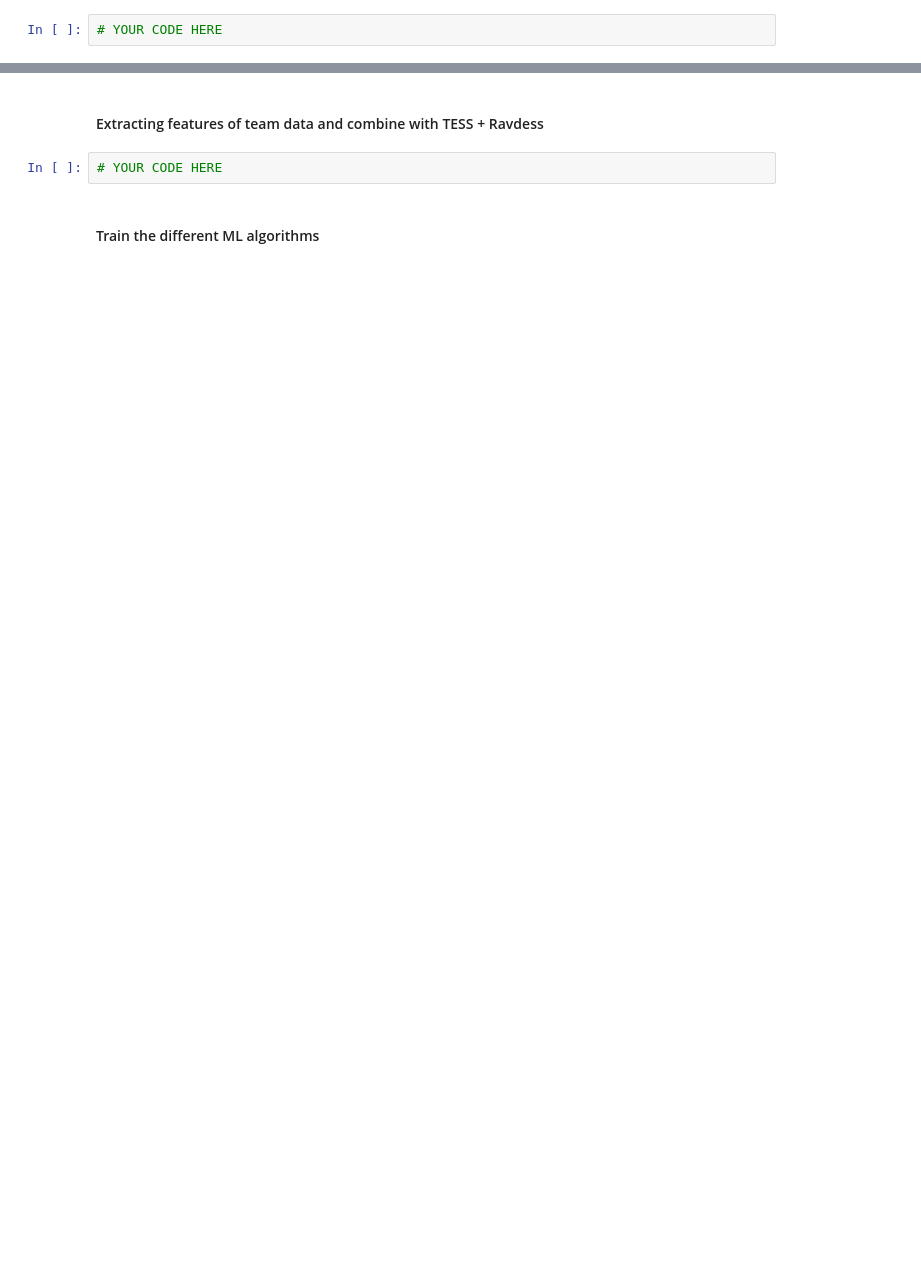
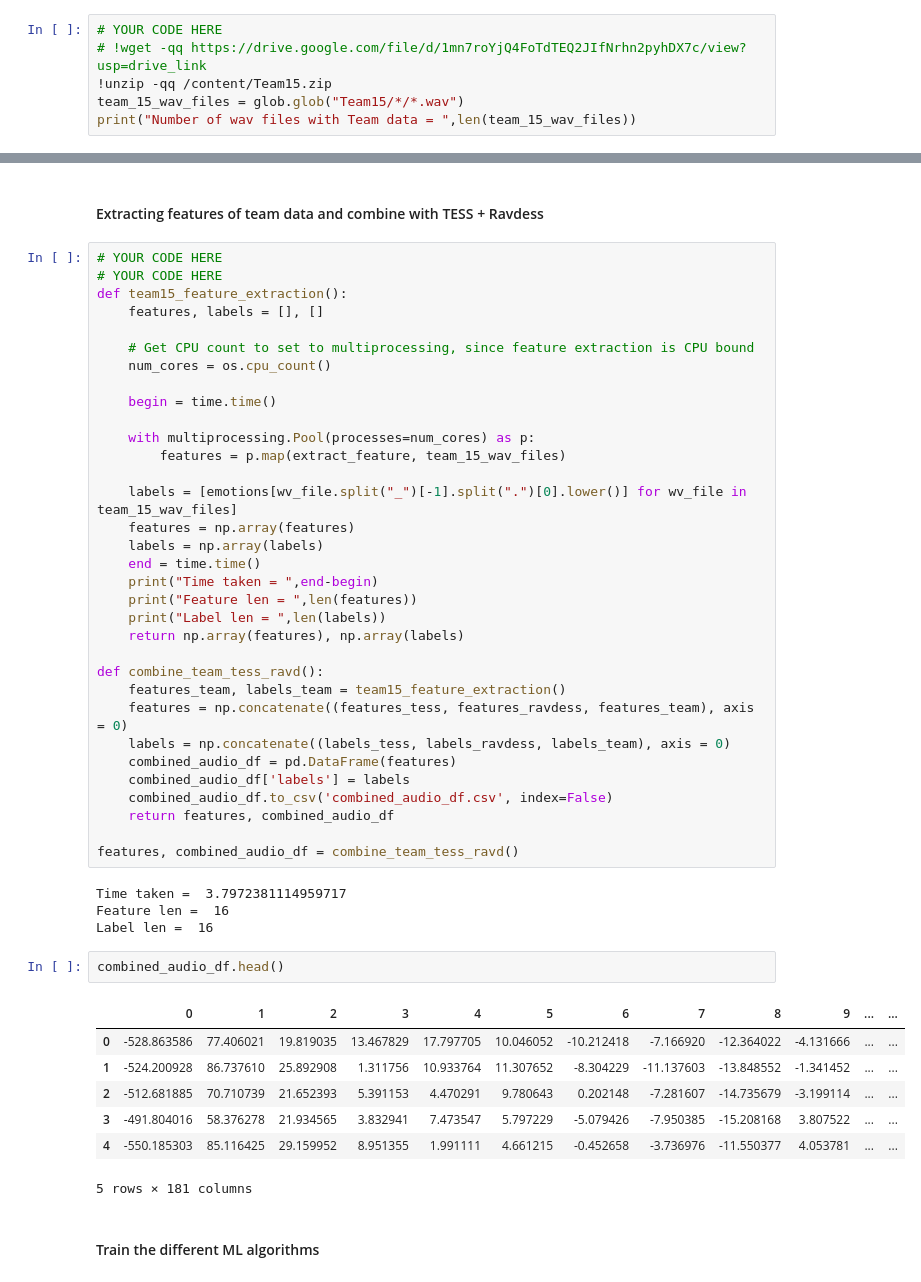
Before and after one commit to madhavamk/computational-data-science, a Jupyter notebook: MiniProjects/M3_NB_MiniProject_3_Emotion_Classification_from_Speech.ipynb, the cells around one changed output, grey strips where cells are left out. Cells and saved outputs as stored; diff of their text form; blank space fills up the shorter version.

```diff
--- a/MiniProjects/M3_NB_MiniProject_3_Emotion_Classification_from_Speech.ipynb
+++ b/MiniProjects/M3_NB_MiniProject_3_Emotion_Classification_from_Speech.ipynb
@@ -433,3 +441,7 @@ f1-Score with hard voting =  0.8241
 #### Load the team data
 # %%
 # YOUR CODE HERE
+# !wget -qq https://drive.google.com/file/d/1mn7roYjQ4FoTdTEQ2JIfNrhn2pyhDX7c/view?usp=drive_link
+!unzip -qq /content/Team15.zip
+team_15_wav_files = glob.glob("Team15/*/*.wav")
+print("Number of wav files with Team data = ",len(team_15_wav_files))
@@ -437,6 +452,51 @@ f1-Score with hard voting =  0.8241
 #### Extracting features of team data and combine with TESS + Ravdess
 # %%
 # YOUR CODE HERE
+# YOUR CODE HERE
+def team15_feature_extraction():
+    features, labels = [], []
+
+    # Get CPU count to set to multiprocessing, since feature extraction is CPU bound
+    num_cores = os.cpu_count()
+
+    begin = time.time()
+
+    with multiprocessing.Pool(processes=num_cores) as p:
+        features = p.map(extract_feature, team_15_wav_files)
+
+    labels = [emotions[wv_file.split("_")[-1].split(".")[0].lower()] for wv_file in team_15_wav_files]
+    features = np.array(features)
+    labels = np.array(labels)
+    end = time.time()
+    print("Time taken = ",end-begin)
+    print("Feature len = ",len(features))
+    print("Label len = ",len(labels))
+    return np.array(features), np.array(labels)
+
+def combine_team_tess_ravd():
+    features_team, labels_team = team15_feature_extraction()
+    features = np.concatenate((features_tess, features_ravdess, features_team), axis = 0)
+    labels = np.concatenate((labels_tess, labels_ravdess, labels_team), axis = 0)
+    combined_audio_df = pd.DataFrame(features)
+    combined_audio_df['labels'] = labels
+    combined_audio_df.to_csv('combined_audio_df.csv', index=False)
+    return features, combined_audio_df
+
+features, combined_audio_df = combine_team_tess_ravd()
+# %% [output]
+Time taken =  3.7972381114959717
+Feature len =  16
+Label len =  16
+# %%
+combined_audio_df.head()
+# %% [output]
+|  | 0 | 1 | 2 | 3 | 4 | 5 | 6 | 7 | 8 | 9 | ... | ... |
+| 0 | -528.863586 | 77.406021 | 19.819035 | 13.467829 | 17.797705 | 10.046052 | -10.212418 | -7.166920 | -12.364022 | -4.131666 | ... | ... |
+| 1 | -524.200928 | 86.737610 | 25.892908 | 1.311756 | 10.933764 | 11.307652 | -8.304229 | -11.137603 | -13.848552 | -1.341452 | ... | ... |
+| 2 | -512.681885 | 70.710739 | 21.652393 | 5.391153 | 4.470291 | 9.780643 | 0.202148 | -7.281607 | -14.735679 | -3.199114 | ... | ... |
+| 3 | -491.804016 | 58.376278 | 21.934565 | 3.832941 | 7.473547 | 5.797229 | -5.079426 | -7.950385 | -15.208168 | 3.807522 | ... | ... |
+| 4 | -550.185303 | 85.116425 | 29.159952 | 8.951355 | 1.991111 | 4.661215 | -0.452658 | -3.736976 | -11.550377 | 4.053781 | ... | ... |
+5 rows × 181 columns
 # %% [markdown]
 #### Train the different ML algorithms
 # %%
```
Also changed, not shown: parts of 17 cells of this notebook.
